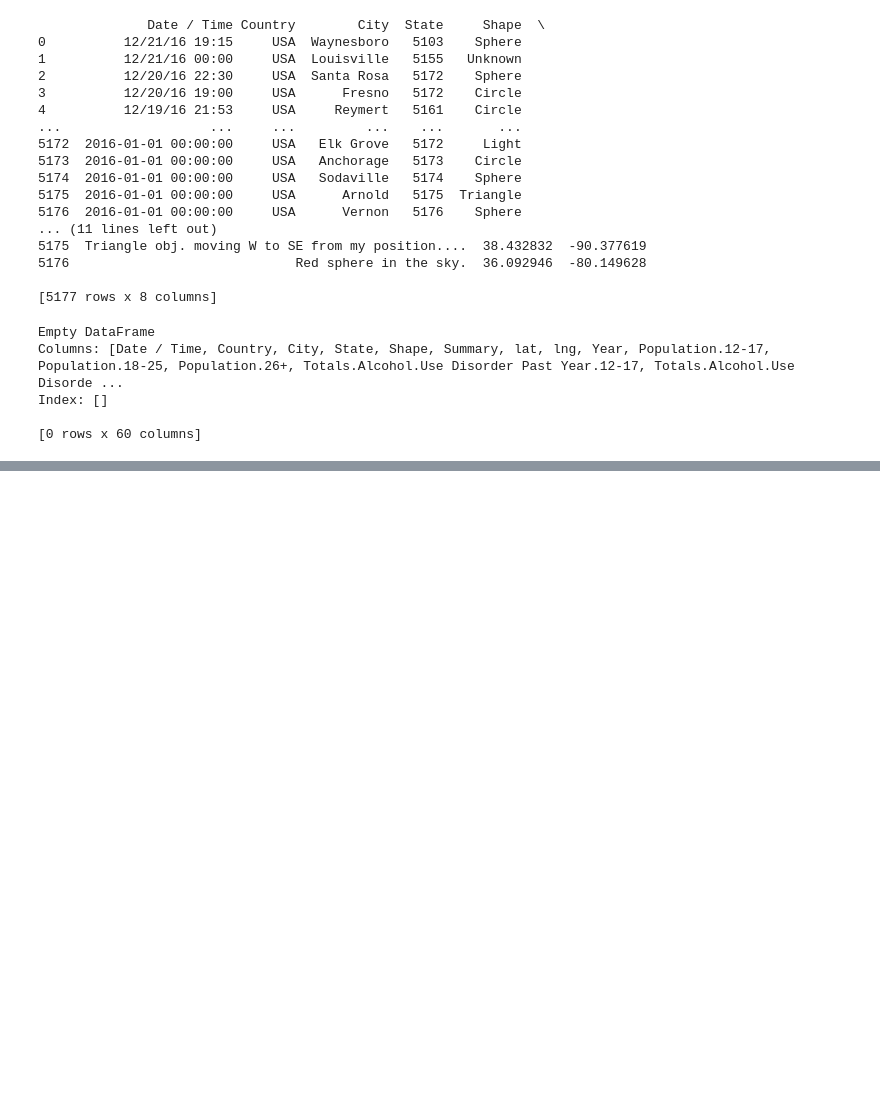
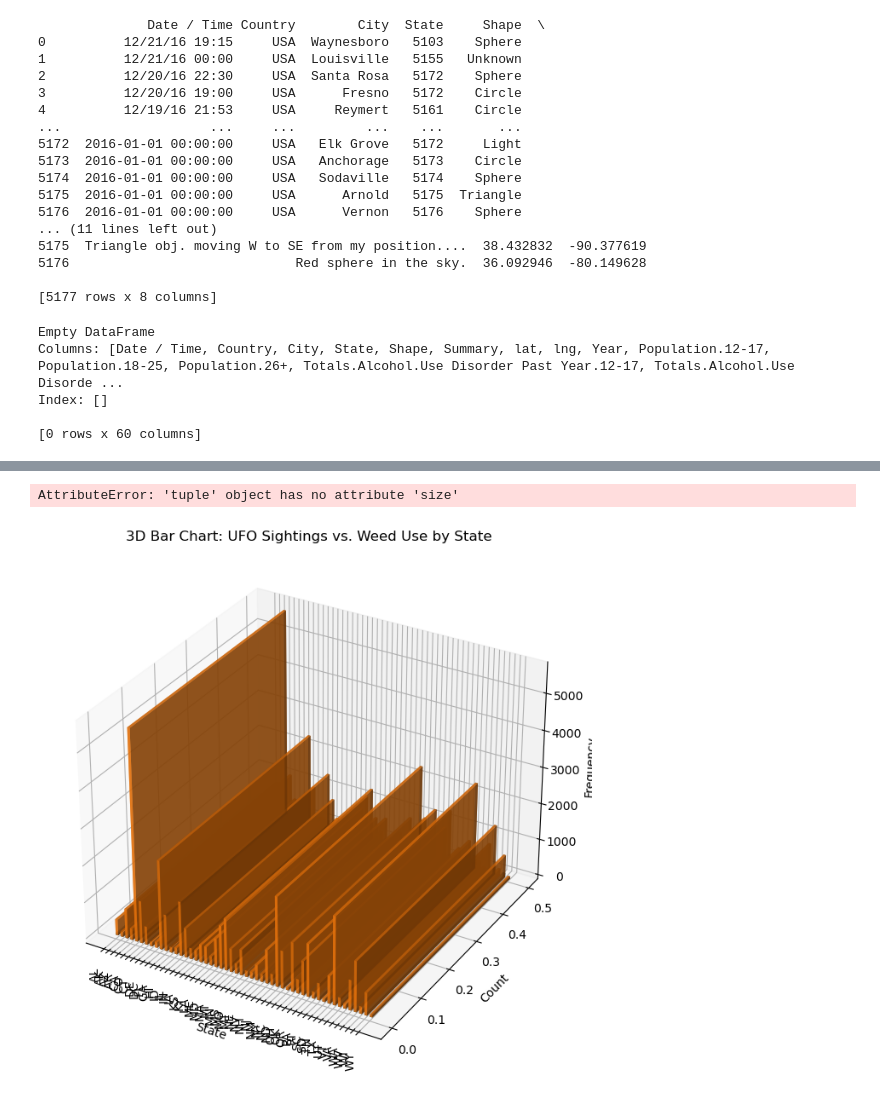
Before and after one commit to PawelKaminski1776/PythonProject, a Jupyter notebook: FinalTests.ipynb, the cells around one changed output, grey strips where cells are left out. Drawn from its saved outputs; the diff is of its cells as text; code cells hidden in the pictures; blank space fills up the shorter version.

```diff
--- a/FinalTests.ipynb
+++ b/FinalTests.ipynb
@@ -196,0 +252,41 @@ print(merged_df)
+# %%
+import pandas as pd
+import matplotlib.pyplot as plt
+from mpl_toolkits.mplot3d import Axes3D
+
+# Assuming 'df' contains the DataFrame you created earlier
+
+# Sorting the DataFrame by the number of UFO sightings for better visualization
+df_sorted = df.sort_values(by='Num. UFO sightings', ascending=False)
+
+fig = plt.figure(figsize=(12, 8))
+ax = fig.add_subplot(111, projection='3d')
+
+xpos = df_sorted.index
+ypos = [0] * len(df_sorted)
+zpos = [0] * len(df_sorted)
+dx = dy = 0.5
+dz_ufo = df_sorted['Num. UFO sightings']
+dz_weed = df_sorted['Weed Used']
+
+ax.bar3d(xpos, ypos, zpos, dx, dy, dz_ufo, label='Num. UFO sightings', shade=True, alpha=0.7)
+ax.bar3d(xpos, ypos, zpos, dx, dy, dz_weed, label='Weed Used', shade=True, alpha=0.7)
+
+# Set labels and title
+ax.set_xlabel('State')
+ax.set_ylabel('Count')
+ax.set_zlabel('Frequency')
+ax.set_title('3D Bar Chart: UFO Sightings vs. Weed Use by State')
+
+# Rotate the x-axis labels for better visibility
+ax.set_xticks(xpos)
+ax.set_xticklabels(df_sorted['State'], rotation=90)
+
+# Add a legend
+ax.legend()
+
+# Show the plot
+plt.show()
+# %% [output]
+AttributeError: 'tuple' object has no attribute 'size'
+[figure, added]
```
Also changed, not shown: parts of 15 cells of this notebook.
